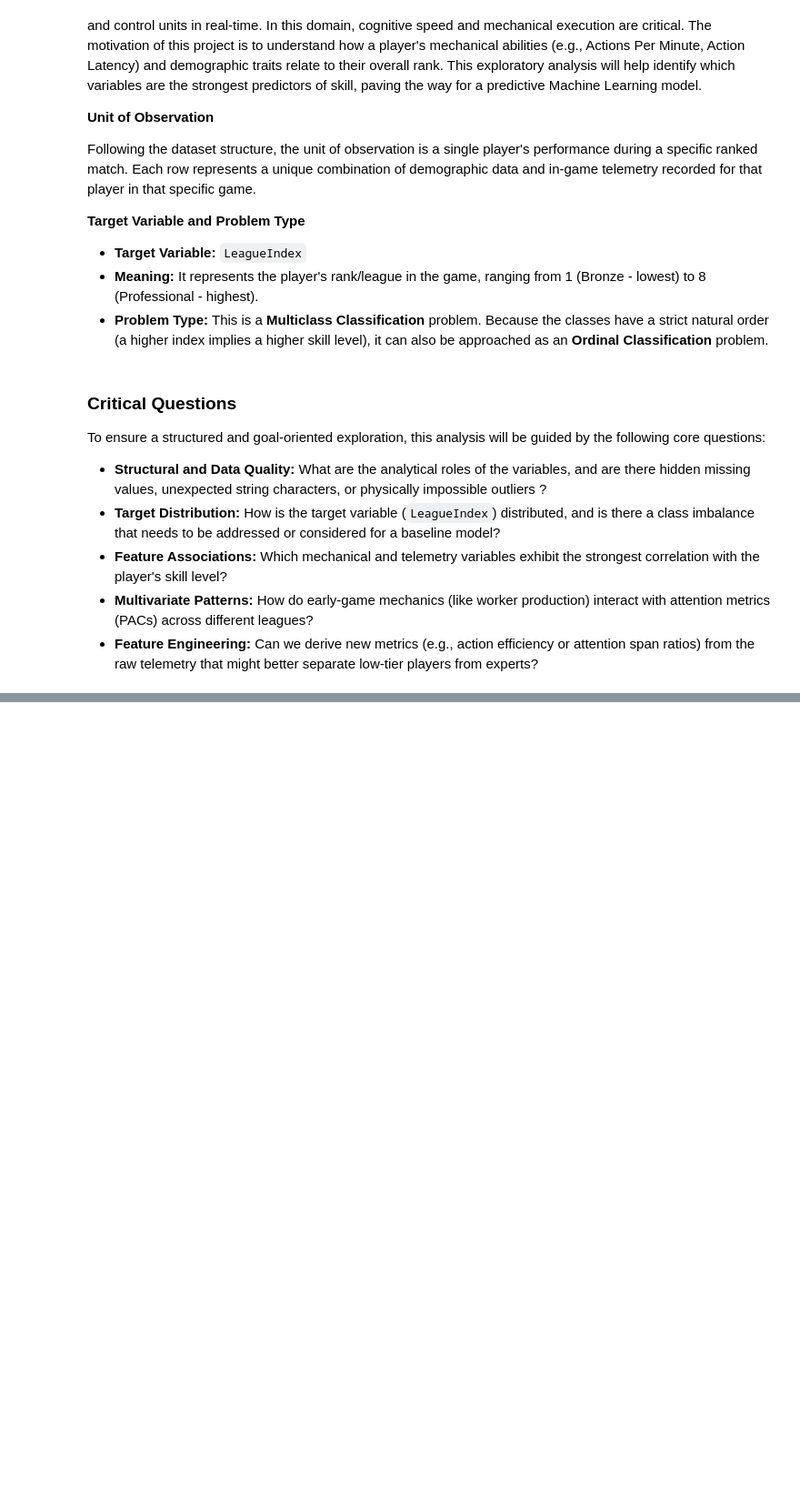
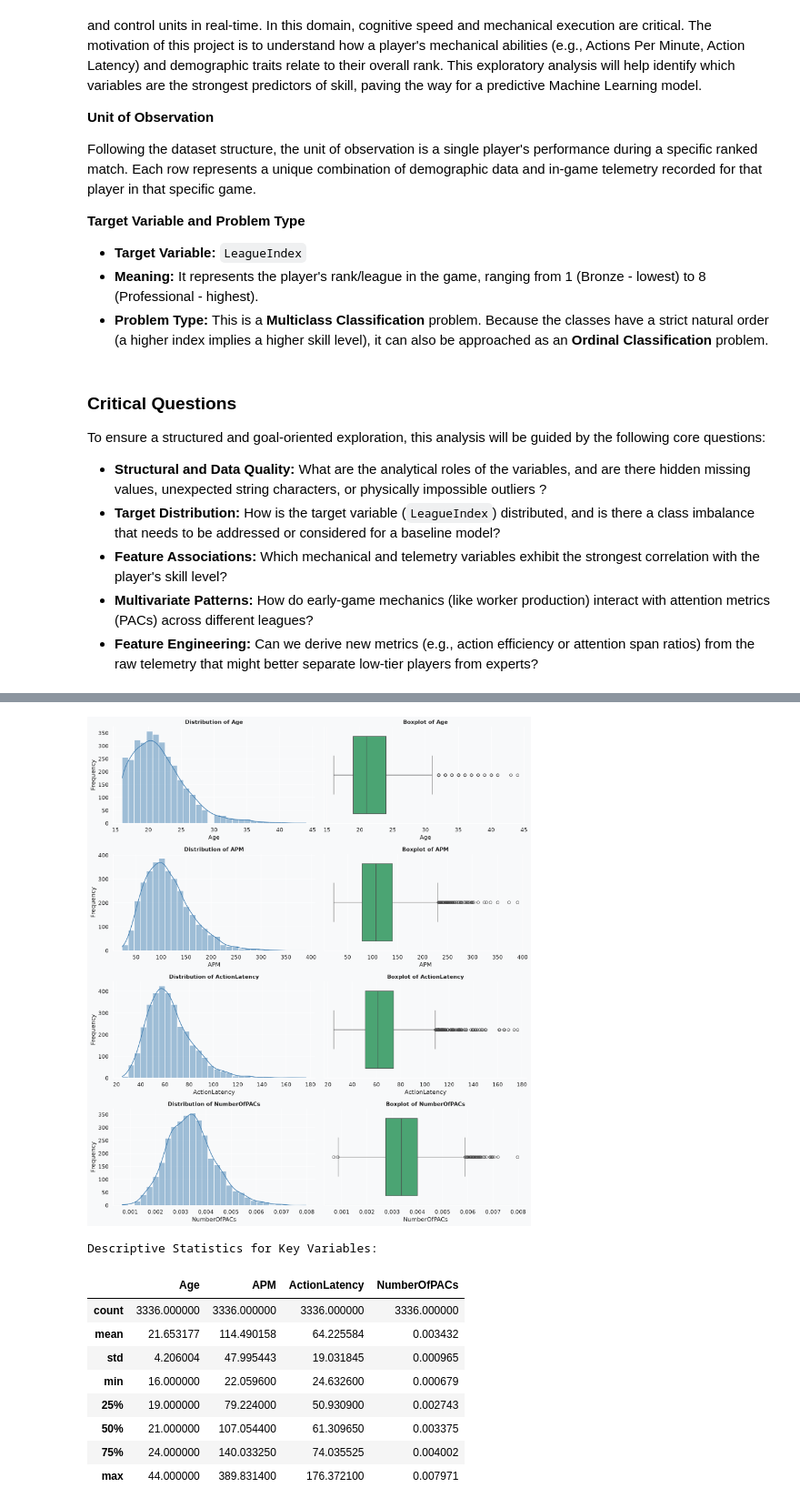
Before and after one commit to errodd/starcraft_1_league_index_predictor, a Jupyter notebook: eda.ipynb, the cells around one changed output, grey strips where cells are left out. Shown at 91% size. Saved outputs shown, nothing was run; the diff lists cells and outputs as text; code cells hidden in the pictures; blank space fills up the shorter version.

```diff
--- a/eda.ipynb
+++ b/eda.ipynb
@@ -47,0 +105,8 @@ To ensure a structured and goal-oriented exploration, this analysis will be guid
+# %%
+#Dataset Path
+DATA_PATH = 'data/SkillCraft1_Dataset.csv'
+
+# Load dataset treating '?' as missing values at ingestion time
+df= pd.read_csv(DATA_PATH, na_values=['?'])
+
+print(f'Dataset loaded: {df.shape[0]:,} rows (data) x {df.shape[1]} columns(variables)')
@@ -47,0 +146,14 @@ To ensure a structured and goal-oriented exploration, this analysis will be guid
+# %%
+# 1. Check for completely duplicated rows
+duplicates = df.duplicated().sum()
+print(f"Total duplicated rows: {duplicates}")
+
+# 2. Fix Data Type Discrepancies (Unmasking hidden nulls)
+# The variables 'Age', 'HoursPerWeek', and 'TotalHours' contain non-numeric string characters (like '?').
+# We force the conversion to numeric; invalid parsing will be set as NaN.
+problematic_cols = ['Age', 'HoursPerWeek', 'TotalHours']
+
+for col in problematic_cols:
+    df[col] = pd.to_numeric(df[col], errors='coerce')
+
+print("\nData types successfully converted. Hidden string characters are now genuine NaNs.")
@@ -47,0 +296,35 @@ To ensure a structured and goal-oriented exploration, this analysis will be guid
+# %%
+# Select a representative subset of continuous variables for analysis
+key_vars = ['Age', 'APM', 'ActionLatency', 'NumberOfPACs']
+
+# Create a figure with subplots (4 rows, 2 columns)
+fig, axes = plt.subplots(nrows=len(key_vars), ncols=2, figsize=(14, 16))
+
+for i, var in enumerate(key_vars):
+    # Histogram with KDE (to observe shape, center, and skewness)
+    sns.histplot(data=df_clean, x=var, kde=True, ax=axes[i, 0], color='steelblue', bins=30)
+    axes[i, 0].set_title(f'Distribution of {var}', fontsize=12, fontweight='bold')
+    axes[i, 0].set_ylabel('Frequency')
+
+    # Boxplot (to observe dispersion and extreme values)
+    sns.boxplot(data=df_clean, x=var, ax=axes[i, 1], color='mediumseagreen')
+    axes[i, 1].set_title(f'Boxplot of {var}', fontsize=12, fontweight='bold')
+
+plt.tight_layout()
+plt.show()
+
+# Display the descriptive statistics for these specific variables
+print("Descriptive Statistics for Key Variables:")
+display(df_clean[key_vars].describe())
+# %% [output]
+[figure, added]
+Descriptive Statistics for Key Variables:
+|  | Age | APM | ActionLatency | NumberOfPACs |
+| count | 3336.000000 | 3336.000000 | 3336.000000 | 3336.000000 |
+| mean | 21.653177 | 114.490158 | 64.225584 | 0.003432 |
+| std | 4.206004 | 47.995443 | 19.031845 | 0.000965 |
+| min | 16.000000 | 22.059600 | 24.632600 | 0.000679 |
+| 25% | 19.000000 | 79.224000 | 50.930900 | 0.002743 |
+| 50% | 21.000000 | 107.054400 | 61.309650 | 0.003375 |
+| 75% | 24.000000 | 140.033250 | 74.035525 | 0.004002 |
+| max | 44.000000 | 389.831400 | 176.372100 | 0.007971 |
```
Also changed, not shown: parts of 27 cells of this notebook, 1 other file.
